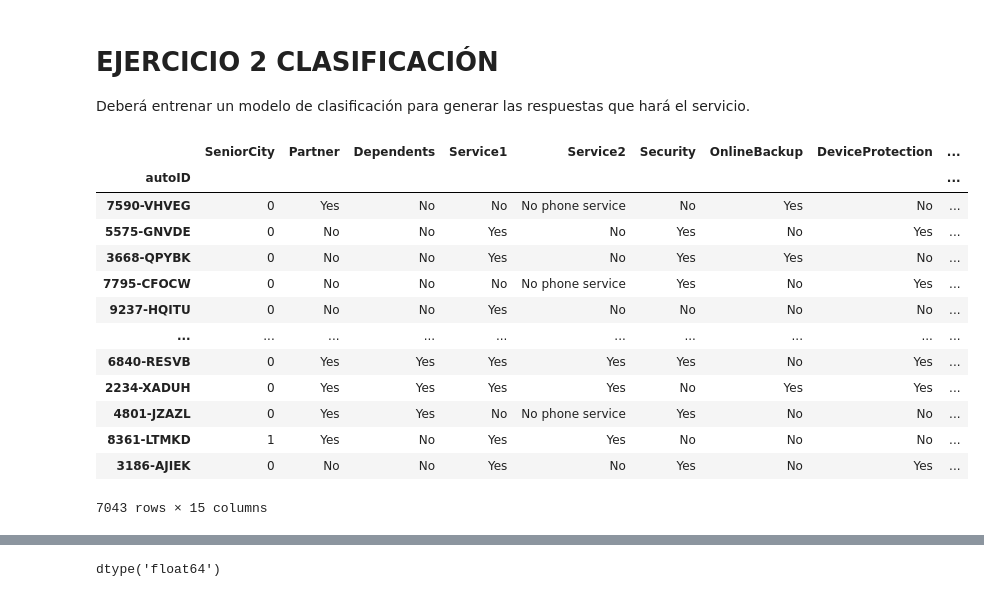
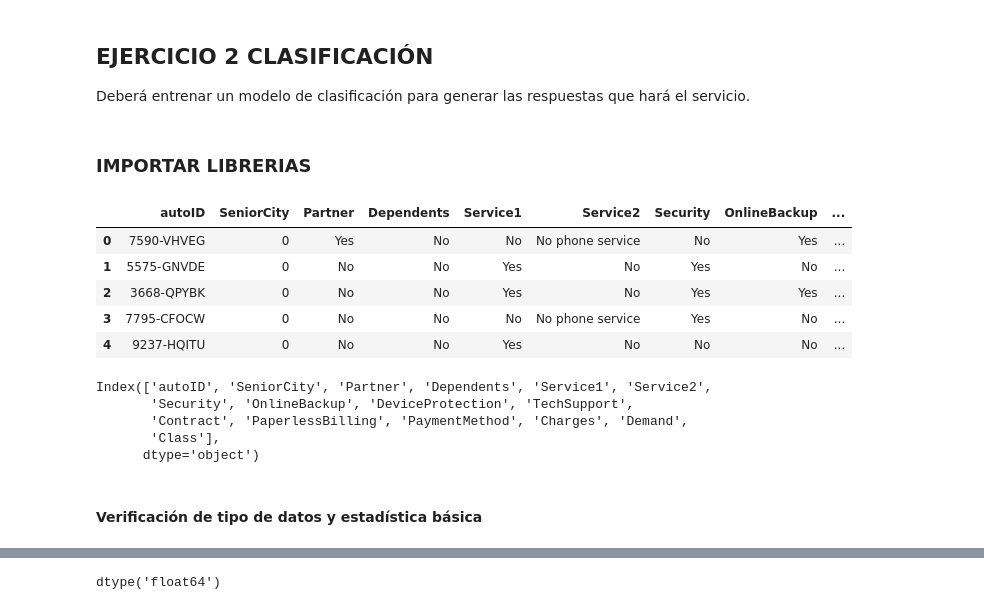
Before and after one commit to acobosolis05/prueba_tecnica_gestor, a Jupyter notebook: code/classification_exercise.ipynb, the cells around one changed output, grey strips where cells are left out. Drawn from its saved outputs; the diff is of its cells as text; code cells hidden in the pictures.

```diff
--- a/code/classification_exercise.ipynb
+++ b/code/classification_exercise.ipynb
@@ -1,6 +1,8 @@
 # %% [markdown]
-# EJERCICIO 2 CLASIFICACIÓN
+## EJERCICIO 2 CLASIFICACIÓN
 Deberá entrenar un modelo de clasificación para generar las respuestas que hará el servicio.
+# %% [markdown]
+### IMPORTAR LIBRERIAS
 # %%
 import pandas as pd
 import numpy as np
@@ -25,19 +23,20 @@ from config.config_file import PATH_ALFA_BETHA_FILE
 # %%
-#leer el dataset
-data = pd.read_csv(PATH_ALFA_BETHA_FILE, sep=',', index_col=0)
-data
+data = pd.read_csv(PATH_ALFA_BETHA_FILE, sep=',')
+data.head()
 # %% [output]
-|  | SeniorCity | Partner | Dependents | Service1 | Service2 | Security | OnlineBackup | DeviceProtection | ... |
-| autoID |  |  |  |  |  |  |  |  | ... |
-| 7590-VHVEG | 0 | Yes | No | No | No phone service | No | Yes | No | ... |
-| 5575-GNVDE | 0 | No | No | Yes | No | Yes | No | Yes | ... |
-| 3668-QPYBK | 0 | No | No | Yes | No | Yes | Yes | No | ... |
-| 7795-CFOCW | 0 | No | No | No | No phone service | Yes | No | Yes | ... |
-| 9237-HQITU | 0 | No | No | Yes | No | No | No | No | ... |
-| ... | ... | ... | ... | ... | ... | ... | ... | ... | ... |
-| 6840-RESVB | 0 | Yes | Yes | Yes | Yes | Yes | No | Yes | ... |
-| 2234-XADUH | 0 | Yes | Yes | Yes | Yes | No | Yes | Yes | ... |
-| 4801-JZAZL | 0 | Yes | Yes | No | No phone service | Yes | No | No | ... |
-| 8361-LTMKD | 1 | Yes | No | Yes | Yes | No | No | No | ... |
-| 3186-AJIEK | 0 | No | No | Yes | No | Yes | No | Yes | ... |
+|  | autoID | SeniorCity | Partner | Dependents | Service1 | Service2 | Security | OnlineBackup | ... |
+| 0 | 7590-VHVEG | 0 | Yes | No | No | No phone service | No | Yes | ... |
+| 1 | 5575-GNVDE | 0 | No | No | Yes | No | Yes | No | ... |
+| 2 | 3668-QPYBK | 0 | No | No | Yes | No | Yes | Yes | ... |
+| 3 | 7795-CFOCW | 0 | No | No | No | No phone service | Yes | No | ... |
+| 4 | 9237-HQITU | 0 | No | No | Yes | No | No | No | ... |
-7043 rows × 15 columns
+# %%
+data.columns
+# %% [output]
+Index(['autoID', 'SeniorCity', 'Partner', 'Dependents', 'Service1', 'Service2',
+       'Security', 'OnlineBackup', 'DeviceProtection', 'TechSupport',
+       'Contract', 'PaperlessBilling', 'PaymentMethod', 'Charges', 'Demand',
+       'Class'],
+      dtype='object')
+# %% [markdown]
+#### Verificación de tipo de datos y estadística básica
```
Also changed, not shown: parts of 56 cells of this notebook.
